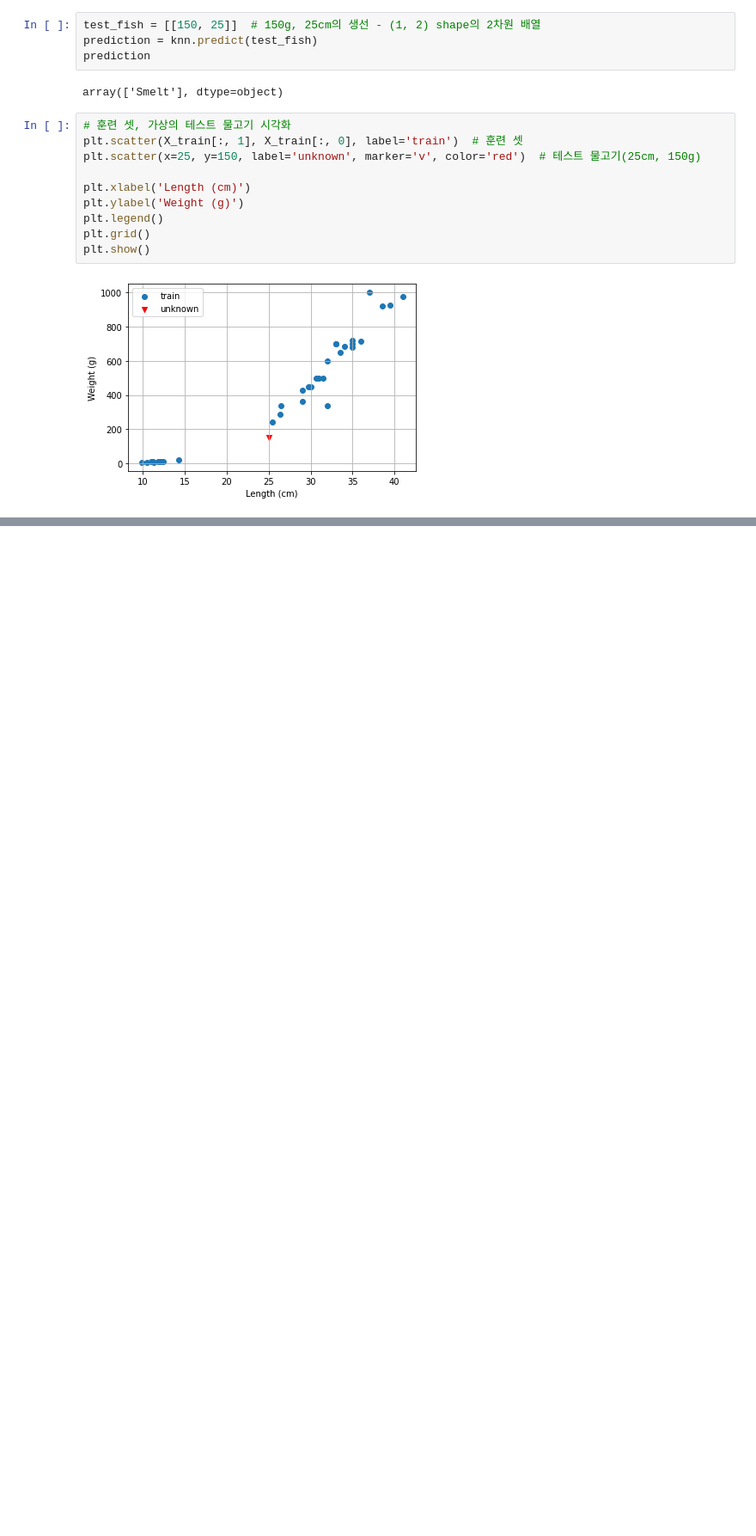
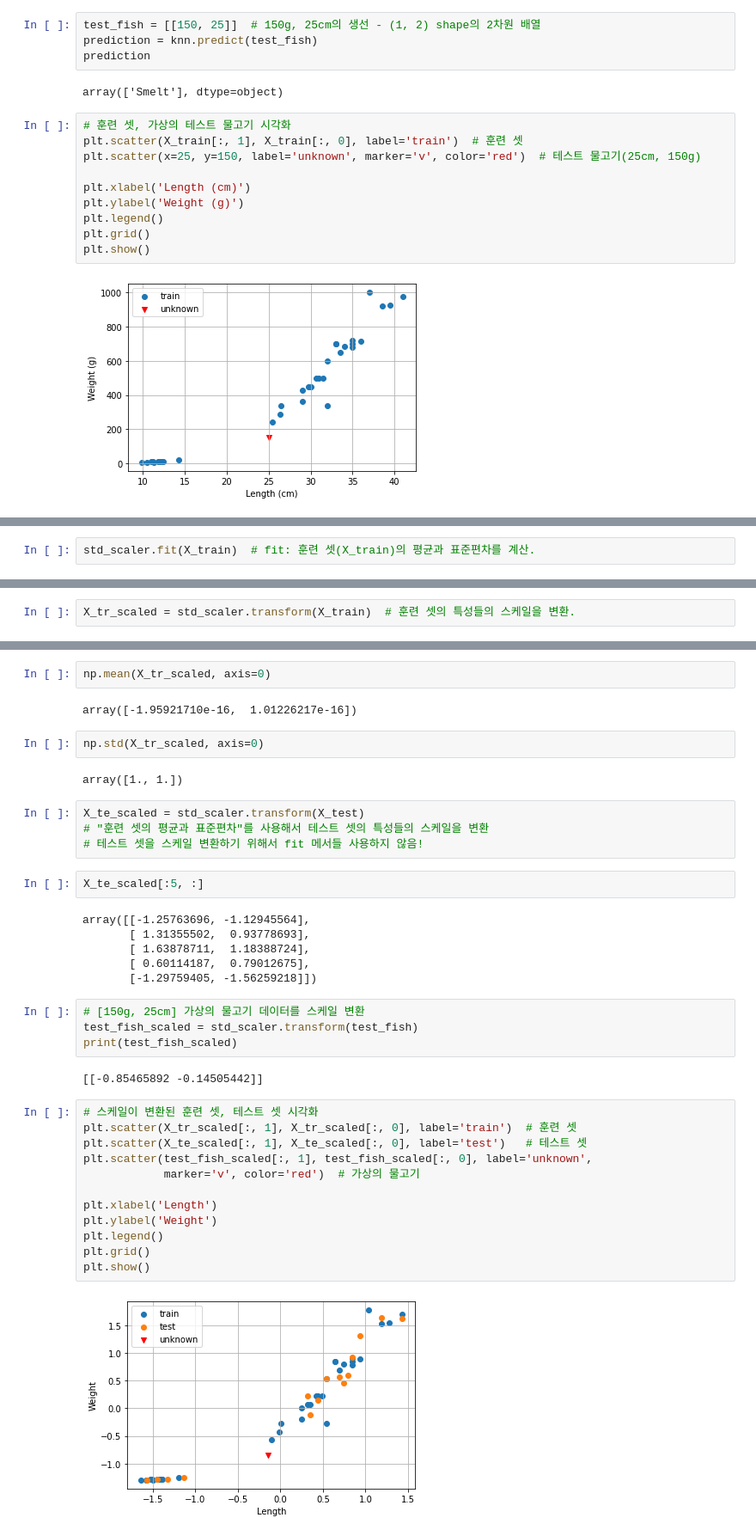
Before and after one commit to JakeOh/202110_itw_lab_python, a Jupyter notebook: ml03_train_test_scaling.ipynb, the cells around one changed output, grey strips where cells are left out. Shown at 86% size. Cells and saved outputs as stored; diff of their text form; blank space fills up the shorter version.

```diff
--- a/ml03_train_test_scaling.ipynb
+++ b/ml03_train_test_scaling.ipynb
@@ -527,0 +535,2 @@ plt.show()
+# %%
+std_scaler.fit(X_train)  # fit: 훈련 셋(X_train)의 평균과 표준편차를 계산.
@@ -527,0 +554,2 @@ plt.show()
+# %%
+X_tr_scaled = std_scaler.transform(X_train)  # 훈련 셋의 특성들의 스케일을 변환.
@@ -527,0 +564,40 @@ plt.show()
+# %%
+np.mean(X_tr_scaled, axis=0)
+# %% [output]
+array([-1.95921710e-16,  1.01226217e-16])
+# %%
+np.std(X_tr_scaled, axis=0)
+# %% [output]
+array([1., 1.])
+# %%
+X_te_scaled = std_scaler.transform(X_test)
+# "훈련 셋의 평균과 표준편차"를 사용해서 테스트 셋의 특성들의 스케일을 변환
+# 테스트 셋을 스케일 변환하기 위해서 fit 메서들 사용하지 않음!
+# %%
+X_te_scaled[:5, :]
+# %% [output]
+array([[-1.25763696, -1.12945564],
+       [ 1.31355502,  0.93778693],
+       [ 1.63878711,  1.18388724],
+       [ 0.60114187,  0.79012675],
+       [-1.29759405, -1.56259218]])
+# %%
+# [150g, 25cm] 가상의 물고기 데이터를 스케일 변환
+test_fish_scaled = std_scaler.transform(test_fish)
+print(test_fish_scaled)
+# %% [output]
+[[-0.85465892 -0.14505442]]
+# %%
+# 스케일이 변환된 훈련 셋, 테스트 셋 시각화
+plt.scatter(X_tr_scaled[:, 1], X_tr_scaled[:, 0], label='train')  # 훈련 셋
+plt.scatter(X_te_scaled[:, 1], X_te_scaled[:, 0], label='test')   # 테스트 셋
+plt.scatter(test_fish_scaled[:, 1], test_fish_scaled[:, 0], label='unknown',
+            marker='v', color='red')  # 가상의 물고기
+
+plt.xlabel('Length')
+plt.ylabel('Weight')
+plt.legend()
+plt.grid()
+plt.show()
+# %% [output]
+[figure, added]
```
Also changed, not shown: parts of 14 cells of this notebook.
